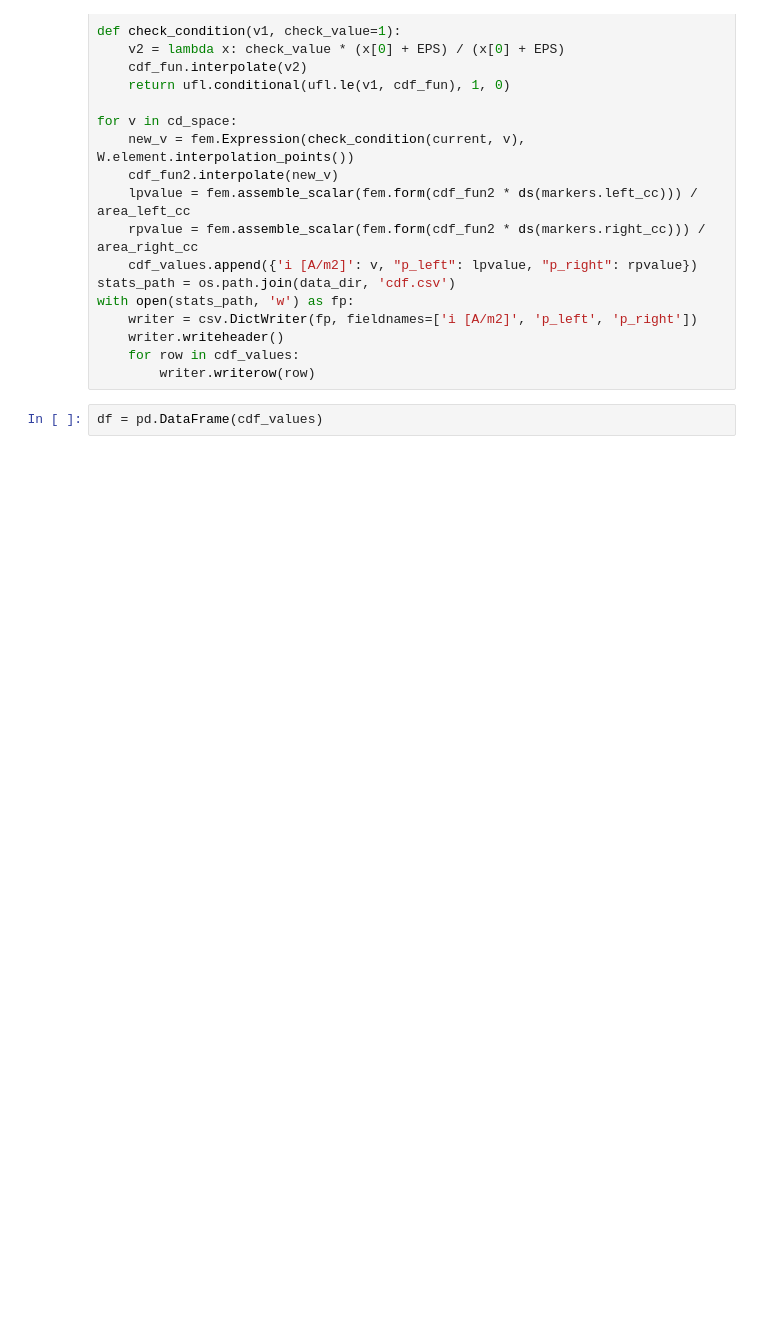
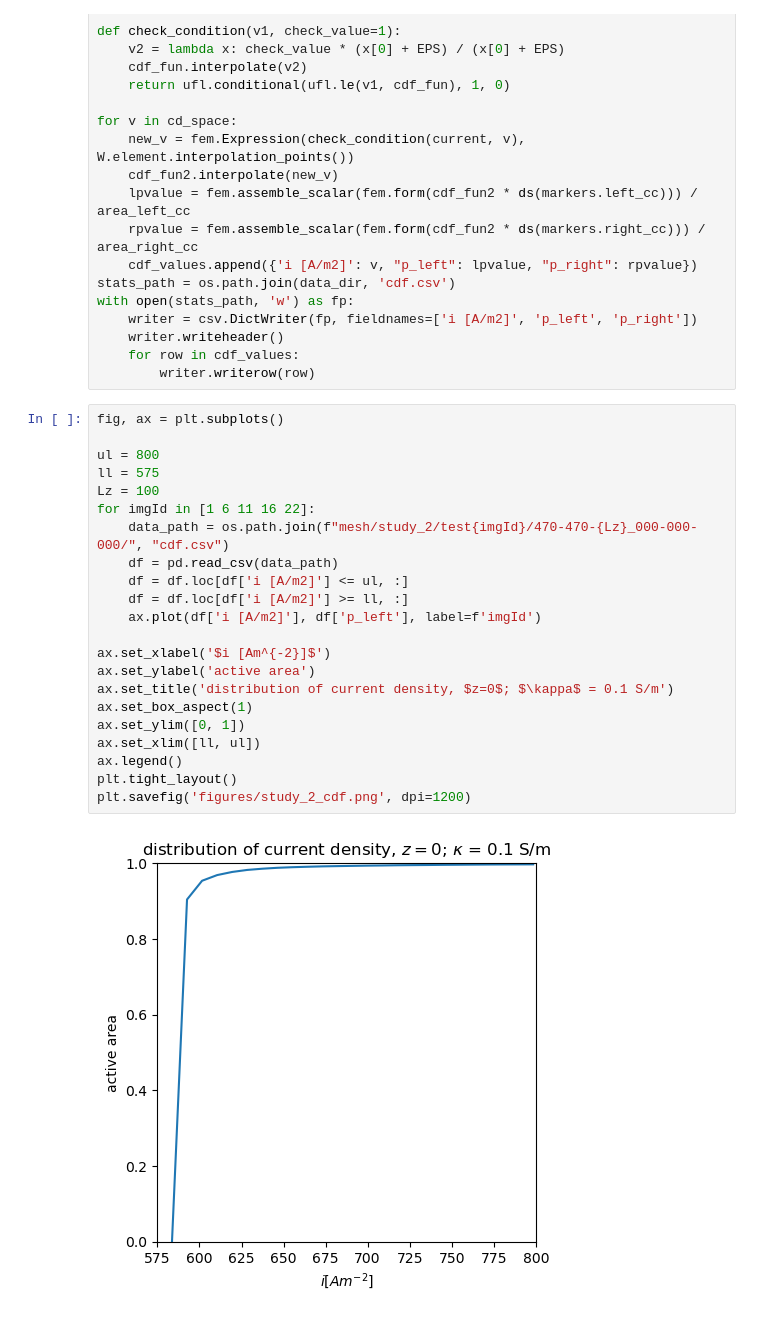
Before and after one commit to molel-gt/ssb, a Jupyter notebook: reports.ipynb, the cells around one changed output. Cells and saved outputs as stored; diff of their text form; blank space fills up the shorter version.

```diff
--- a/reports.ipynb
+++ b/reports.ipynb
@@ -95,4 +96,26 @@ with open(stats_path, 'w') as fp:
     for row in cdf_values:
         writer.writerow(row)
 # %%
-df = pd.DataFrame(cdf_values)
+fig, ax = plt.subplots()
+
+ul = 800
+ll = 575
+Lz = 100
+for imgId in [1 6 11 16 22]:
+    data_path = os.path.join(f"mesh/study_2/test{imgId}/470-470-{Lz}_000-000-000/", "cdf.csv")
+    df = pd.read_csv(data_path)
+    df = df.loc[df['i [A/m2]'] <= ul, :]
+    df = df.loc[df['i [A/m2]'] >= ll, :]
+    ax.plot(df['i [A/m2]'], df['p_left'], label=f'imgId')
+
+ax.set_xlabel('$i [Am^{-2}]$')
+ax.set_ylabel('active area')
+ax.set_title('distribution of current density, $z=0$; $\kappa$ = 0.1 S/m')
+ax.set_box_aspect(1)
+ax.set_ylim([0, 1])
+ax.set_xlim([ll, ul])
+ax.legend()
+plt.tight_layout()
+plt.savefig('figures/study_2_cdf.png', dpi=1200)
+# %% [output]
+[figure, added]
```
Also changed, not shown: parts of 7 cells of this notebook.
